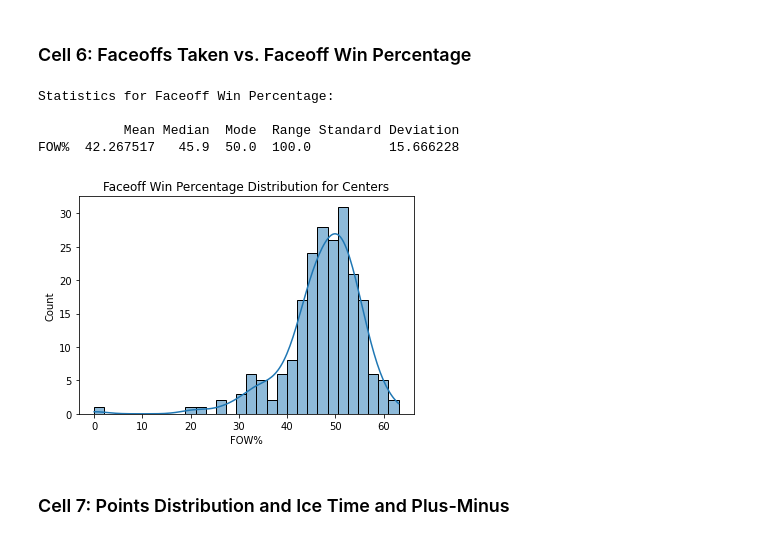
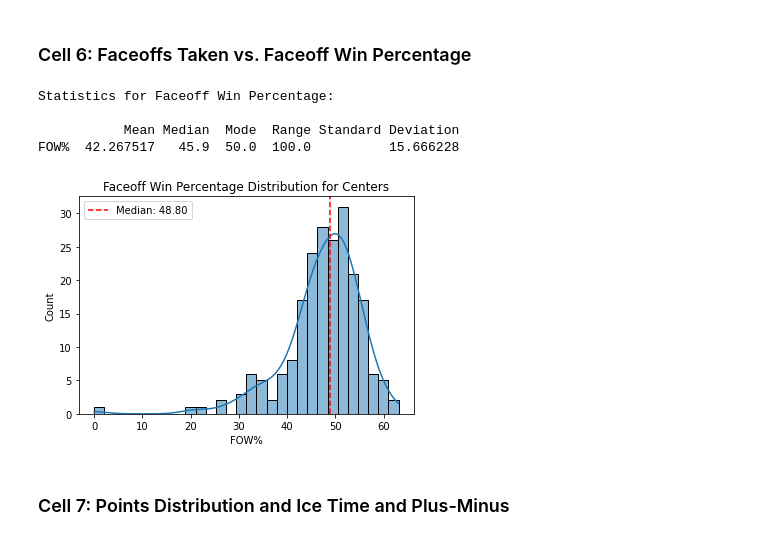
Before and after one commit to hmckinn4/NHL-2023-Regular-Season-Analysis, a Jupyter notebook: NHL 2023 Player Stat Analysis.ipynb, the cells around one changed output. Saved outputs shown, nothing was run; the diff lists cells and outputs as text; code cells hidden in the pictures.

```diff
--- a/NHL 2023 Player Stat Analysis.ipynb
+++ b/NHL 2023 Player Stat Analysis.ipynb
@@ -146,27 +146,36 @@ fig.show()
 # %% [markdown]
 ### Cell 6: Faceoffs Taken vs. Faceoff Win Percentage
 # %%
+import seaborn as sns
+import matplotlib.pyplot as plt
+
 # Calculate statistics for "FOW%"
 columns_2 = ["FOW%"]
 stats_2 = pd.DataFrame(columns=["Mean", "Median", "Mode", "Range", "Standard Deviation"], index=columns_2)
 
 for col in columns_2:
     stats_2.loc[col] = [df_filtered[col].mean(), df_filtered[col].median(), df_filtered[col].mode().iloc[0], df_filtered[col].max() - df_filtered[col].min(), df_filtered[col].std()]
 
 print("\nStatistics for Faceoff Win Percentage:\n")
 print(stats_2)
 
 # Filter rows whose "Pos" column has the value "C" and visualize "FOW%" distribution
 df_filtered_c = df_filtered[df_filtered["Pos"] == "C"]
 sns.histplot(df_filtered_c["FOW%"], kde=True, bins=30)
+
+# Add a vertical line representing the median of the "FOW%" column
+median_fow = df_filtered_c["FOW%"].median()
+plt.axvline(median_fow, color='red', linestyle='--', label=f'Median: {median_fow:.2f}')
+
 plt.title("Faceoff Win Percentage Distribution for Centers")
+plt.legend()
 plt.show()
 # %% [output]
 Statistics for Faceoff Win Percentage:
 
            Mean Median  Mode  Range Standard Deviation
 FOW%  42.267517   45.9  50.0  100.0          15.666228
-[figure, old version]
+[figure, new version]
 # %% [markdown]
 ### Cell 7: Points Distribution and Ice Time and Plus-Minus
 # %%
```
Also changed, not shown: parts of 1 cell of this notebook.
